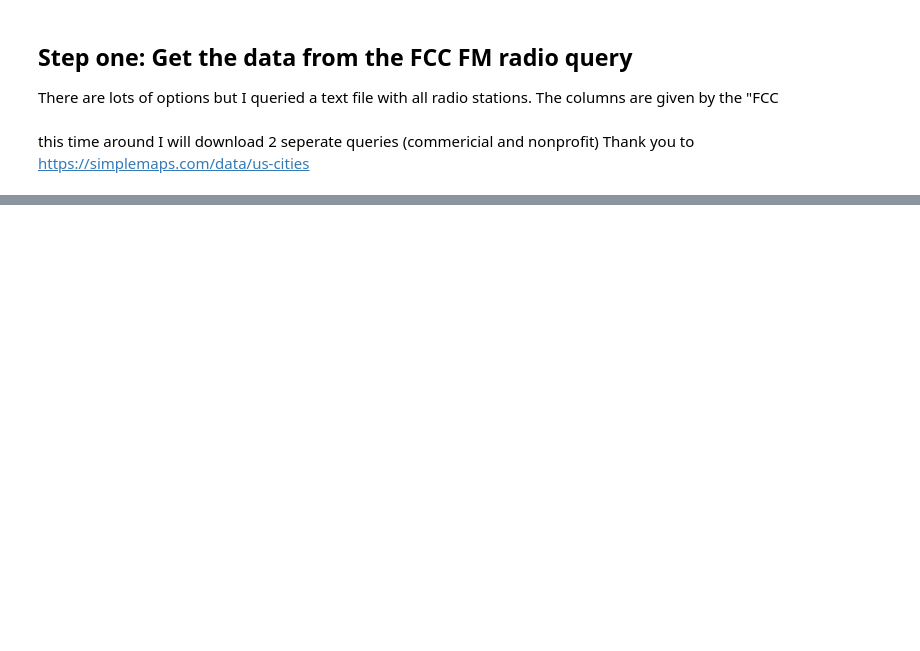
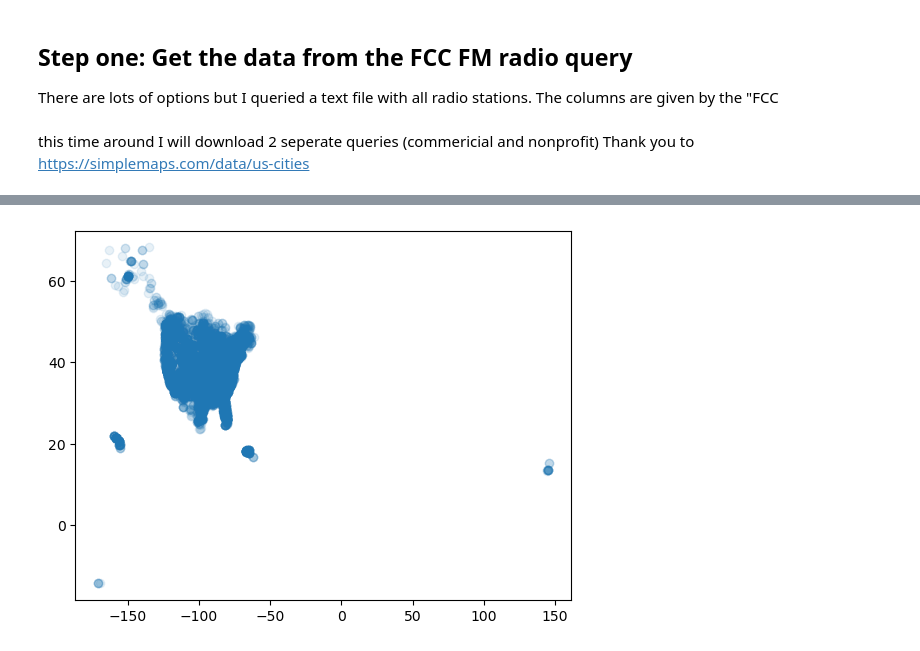
Before and after one commit to seanhulseman/FM-Broadcast-Landscape, a Jupyter notebook: code/radio_landscape_1.ipynb, the cells around one changed output, grey strips where cells are left out. Drawn from its saved outputs; the diff is of its cells as text; code cells hidden in the pictures; blank space fills up the shorter version.

Commit message:
labeled and decimal lats longs

```diff
--- a/code/radio_landscape_1.ipynb
+++ b/code/radio_landscape_1.ipynb
@@ -153,0 +275,26 @@ memory usage: 5.5+ MB
+# %%
+lat_long_cols= ['N (North) or S (South) Latitude',
+                'Degrees Latitude',
+                'Minutes Latitude',
+                'Seconds Latitude',
+                'W (West) or (E) East Longitude',
+                'Degrees Longitude',
+                'Minutes Longitude',
+                'Seconds Longitude']
+# %%
+# drop the columns with na values for lat long  - those are all incomplete records or applications it seems
+commercial.dropna(subset=columns, inplace=True)
+edu.dropna(subset=columns, inplace=True)
+# %%
+def convert_to_decimal(df, lat_columns, lon_columns):
+    df['lat_decimal'] = np.where(df[lat_columns[0]] == 'N',df.apply(lambda row: row[lat_columns[1]] + row[lat_columns[2]]/60 + row[lat_columns[3]]/3600, axis=1),
+                                 -1 * df.apply(lambda row: row[lat_columns[1]] + row[lat_columns[2]]/60 + row[lat_columns[3]]/3600, axis=1))
+    df['lon_decimal'] = np.where(df[lon_columns[0]] == 'W',-1*df.apply(lambda row: row[lon_columns[1]] + row[lon_columns[2]]/60 + row[lon_columns[3]]/3600, axis=1),
+                                    df.apply(lambda row: row[lon_columns[1]] + row[lon_columns[2]]/60 + row[lon_columns[3]]/3600, axis=1))
+    df.drop(columns=lat_columns, inplace=True)
+    df.drop(columns=lon_columns, inplace=True)
+    return df
+# %%
+# apply the function to the dataframe
+commercial = convert_to_decimal(commercial, lat_long_cols[:4], lat_long_cols[4:])
+edu = convert_to_decimal(edu, lat_long_cols[:4], lat_long_cols[4:])
@@ -153,0 +310,5 @@ memory usage: 5.5+ MB
+# %%
+# poorly plot lat and long as a proof of concept
+plt.scatter(commercial['lon_decimal'], commercial['lat_decimal'], alpha=0.1);
+# %% [output]
+[figure, added]
```
Also changed, not shown: parts of 48 cells of this notebook, 3 other files.
